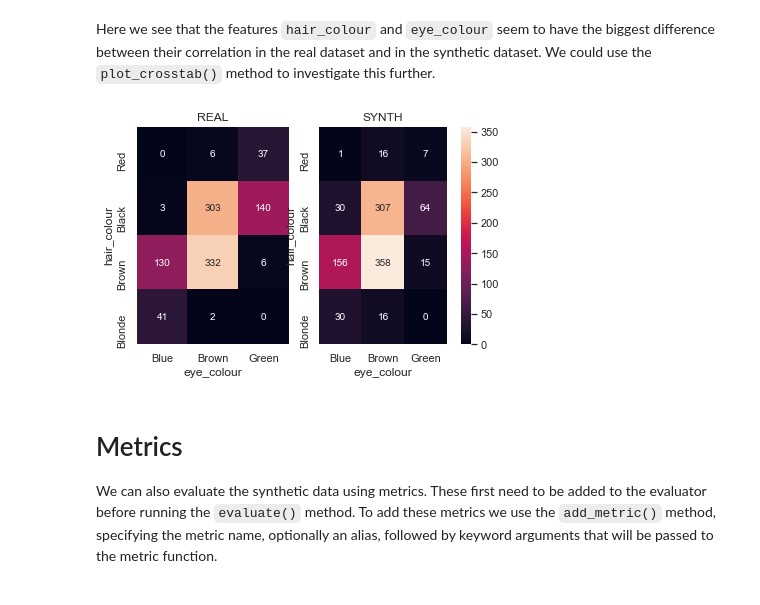
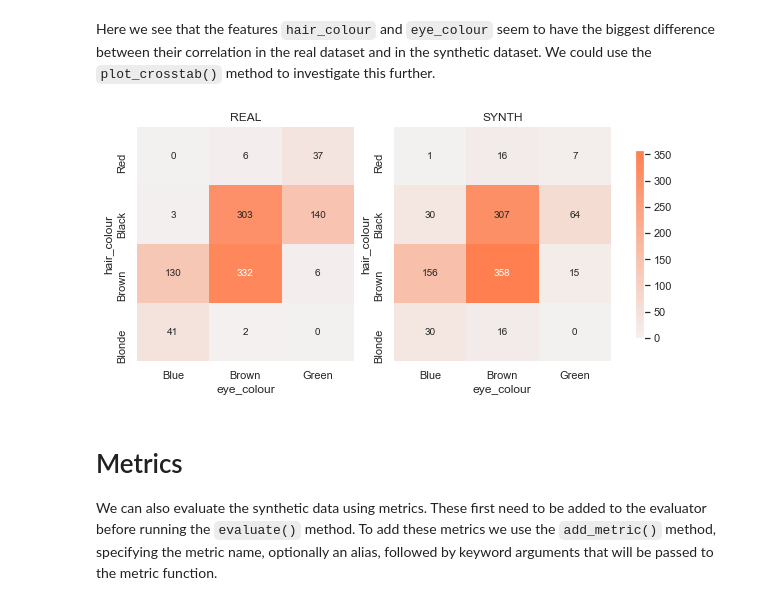
Before and after one commit to datasciencecampus/synthgauge, a Jupyter notebook: examples/demo_notebook.ipynb, the cells around one changed output. Saved outputs shown, nothing was run; the diff lists cells and outputs as text; code cells hidden in the pictures.

```diff
--- a/examples/demo_notebook.ipynb
+++ b/examples/demo_notebook.ipynb
@@ -77,9 +77,9 @@ E.plot_correlation(feats=['hair_colour','eye_colour','blood_type'], method='cram
 # %% [markdown]
 Here we see that the features `hair_colour` and `eye_colour` seem to have the biggest difference between their correlation in the real dataset and in the synthetic dataset. We could use the `plot_crosstab()` method to investigate this further.
 # %%
-E.plot_crosstab('hair_colour','eye_colour', annot=True, fmt='d');
+E.plot_crosstab('hair_colour','eye_colour', figsize=(8, 4), cmap="light:coral", annot=True, fmt='d');
 # %% [output]
-[figure, old version]
+[figure, new version]
 # %% [markdown]
 # Metrics
 
```
Also changed, not shown: 1 other file.
